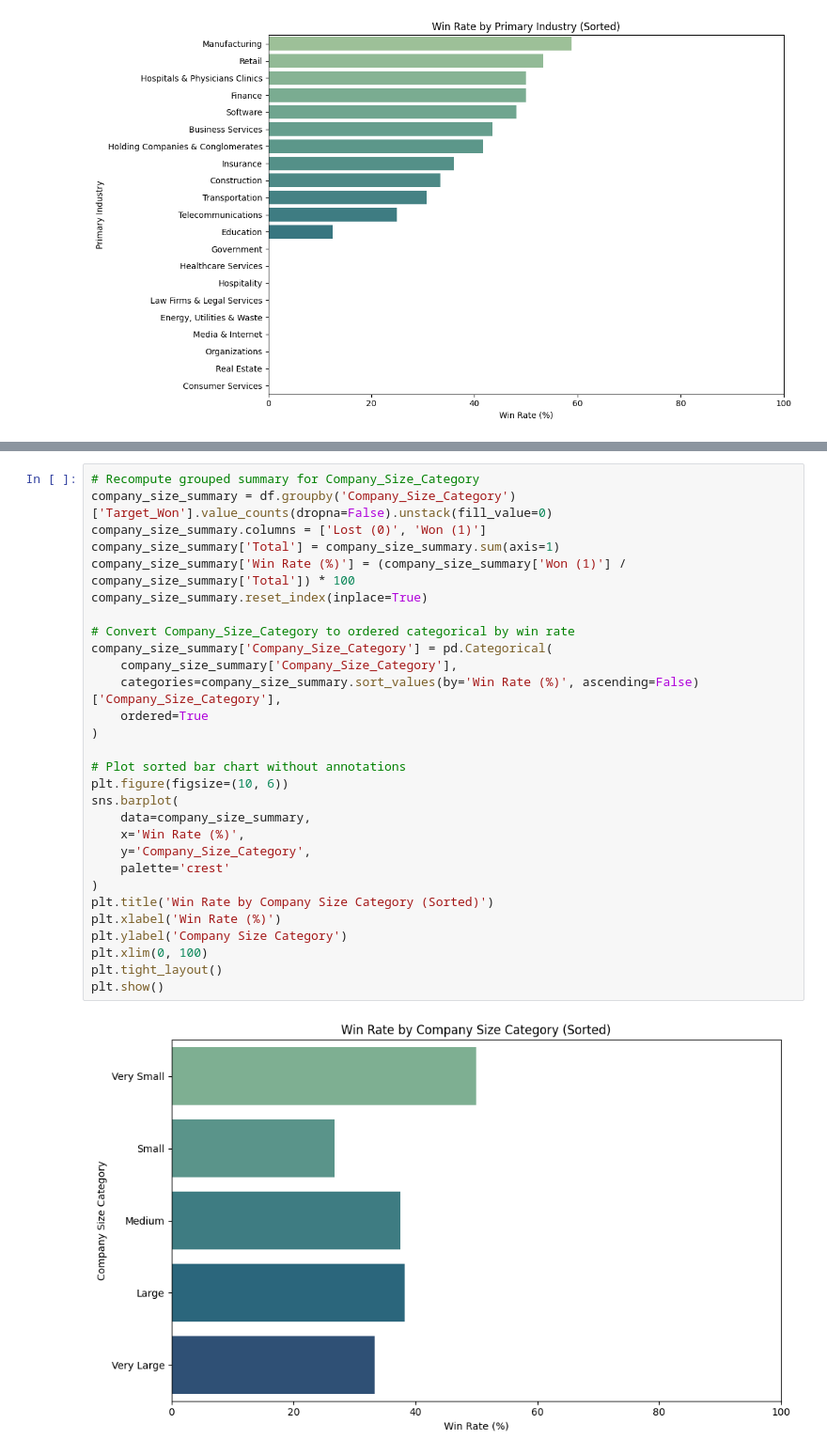
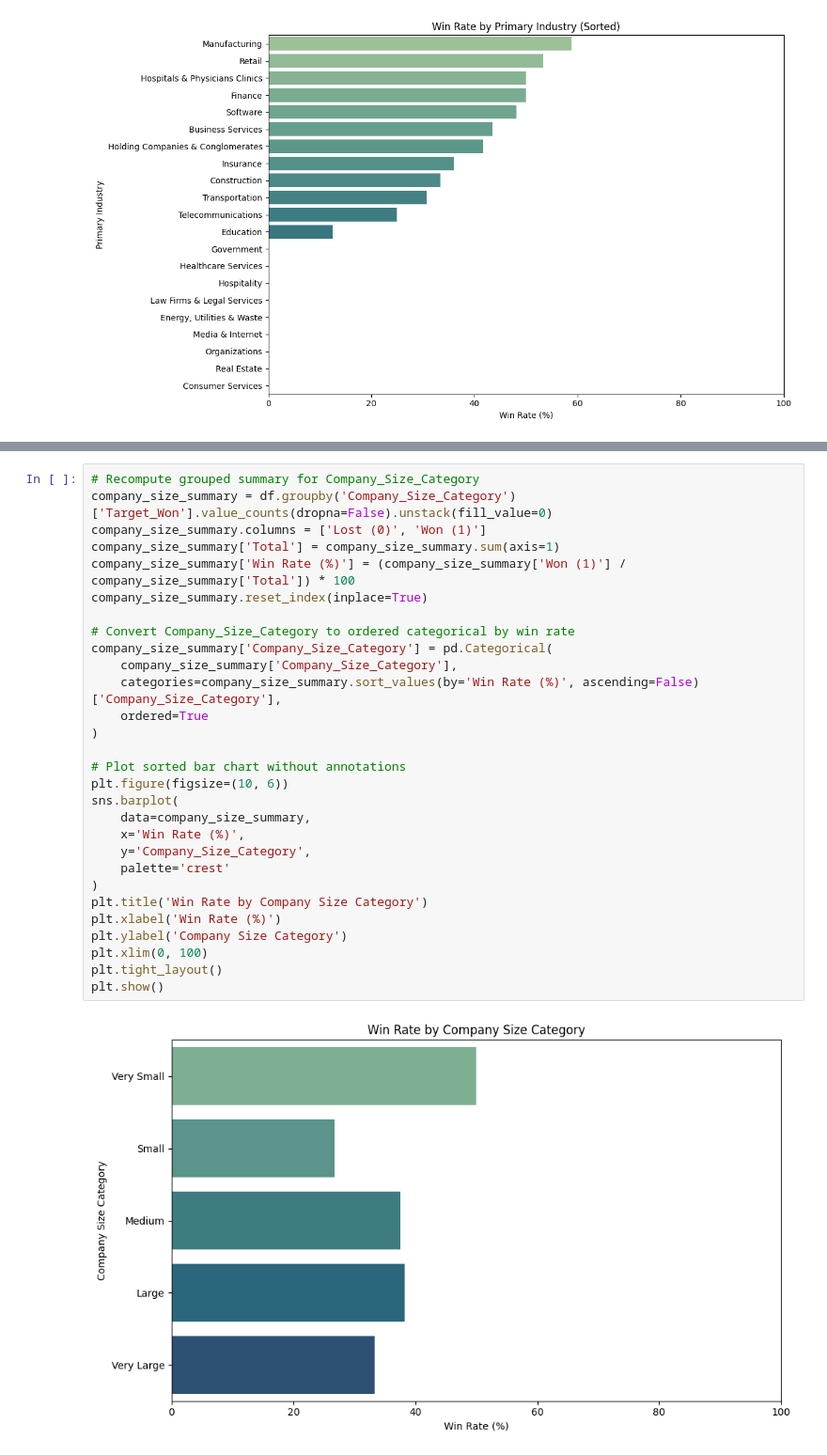
Before and after one commit to rroshann/ML_midterm_project, a Jupyter notebook: notebooks/Roshan/modeling_final.ipynb, the cells around one changed output, grey strips where cells are left out. Shown at 94% size. Saved outputs shown, nothing was run; the diff lists cells and outputs as text.

```diff
--- a/notebooks/Roshan/modeling_final.ipynb
+++ b/notebooks/Roshan/modeling_final.ipynb
@@ -1003,31 +1065,31 @@ plt.show()
 # %%
 # Recompute grouped summary for Company_Size_Category
 company_size_summary = df.groupby('Company_Size_Category')['Target_Won'].value_counts(dropna=False).unstack(fill_value=0)
 company_size_summary.columns = ['Lost (0)', 'Won (1)']
 company_size_summary['Total'] = company_size_summary.sum(axis=1)
 company_size_summary['Win Rate (%)'] = (company_size_summary['Won (1)'] / company_size_summary['Total']) * 100
 company_size_summary.reset_index(inplace=True)
 
 # Convert Company_Size_Category to ordered categorical by win rate
 company_size_summary['Company_Size_Category'] = pd.Categorical(
     company_size_summary['Company_Size_Category'],
     categories=company_size_summary.sort_values(by='Win Rate (%)', ascending=False)['Company_Size_Category'],
     ordered=True
 )
 
 # Plot sorted bar chart without annotations
 plt.figure(figsize=(10, 6))
 sns.barplot(
     data=company_size_summary,
     x='Win Rate (%)',
     y='Company_Size_Category',
     palette='crest'
 )
-plt.title('Win Rate by Company Size Category (Sorted)')
+plt.title('Win Rate by Company Size Category')
 plt.xlabel('Win Rate (%)')
 plt.ylabel('Company Size Category')
 plt.xlim(0, 100)
 plt.tight_layout()
 plt.show()
 # %% [output]
-[figure, old version]
+[figure, new version]
```
Also changed, not shown: parts of 8 cells of this notebook.
